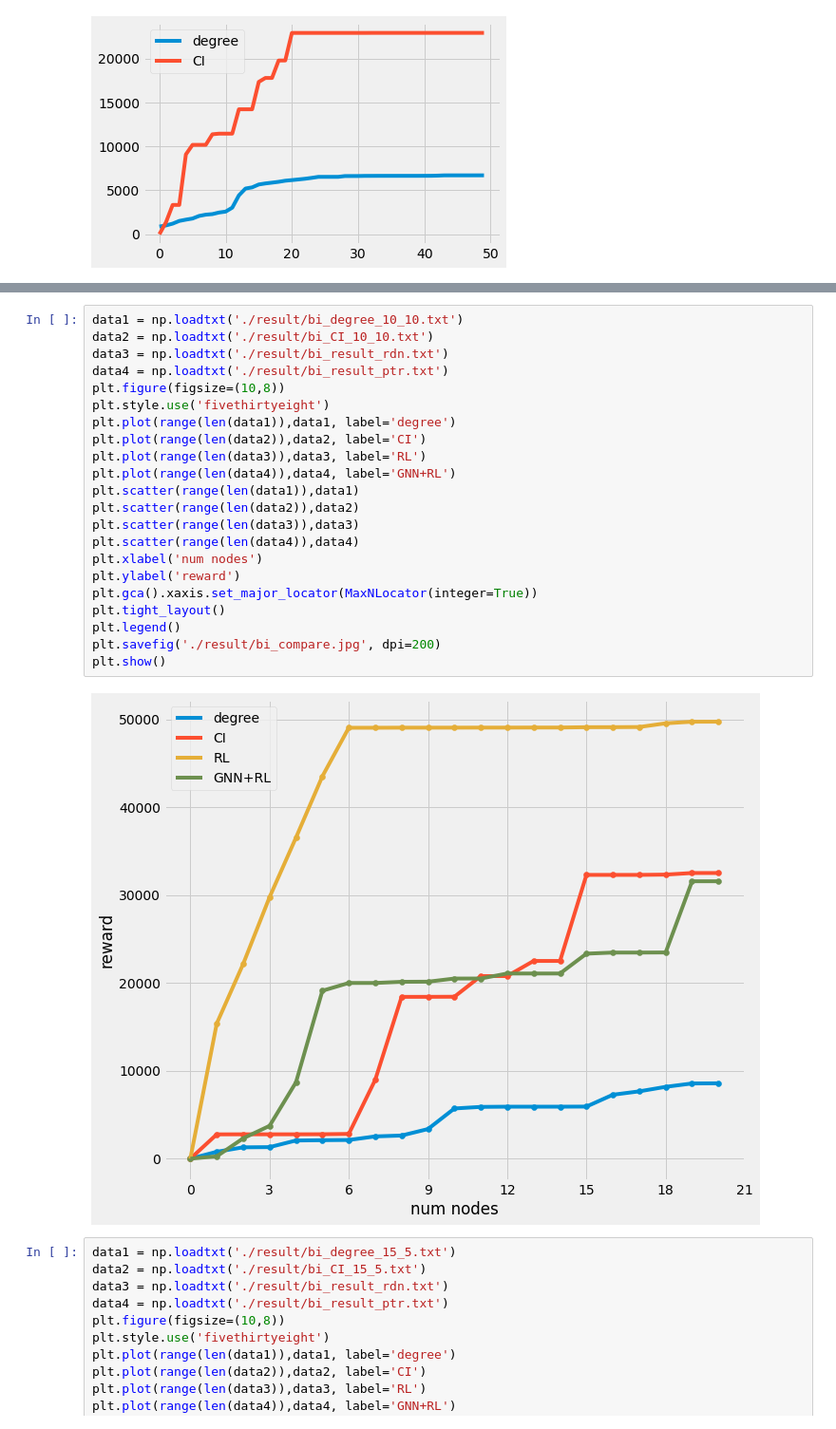
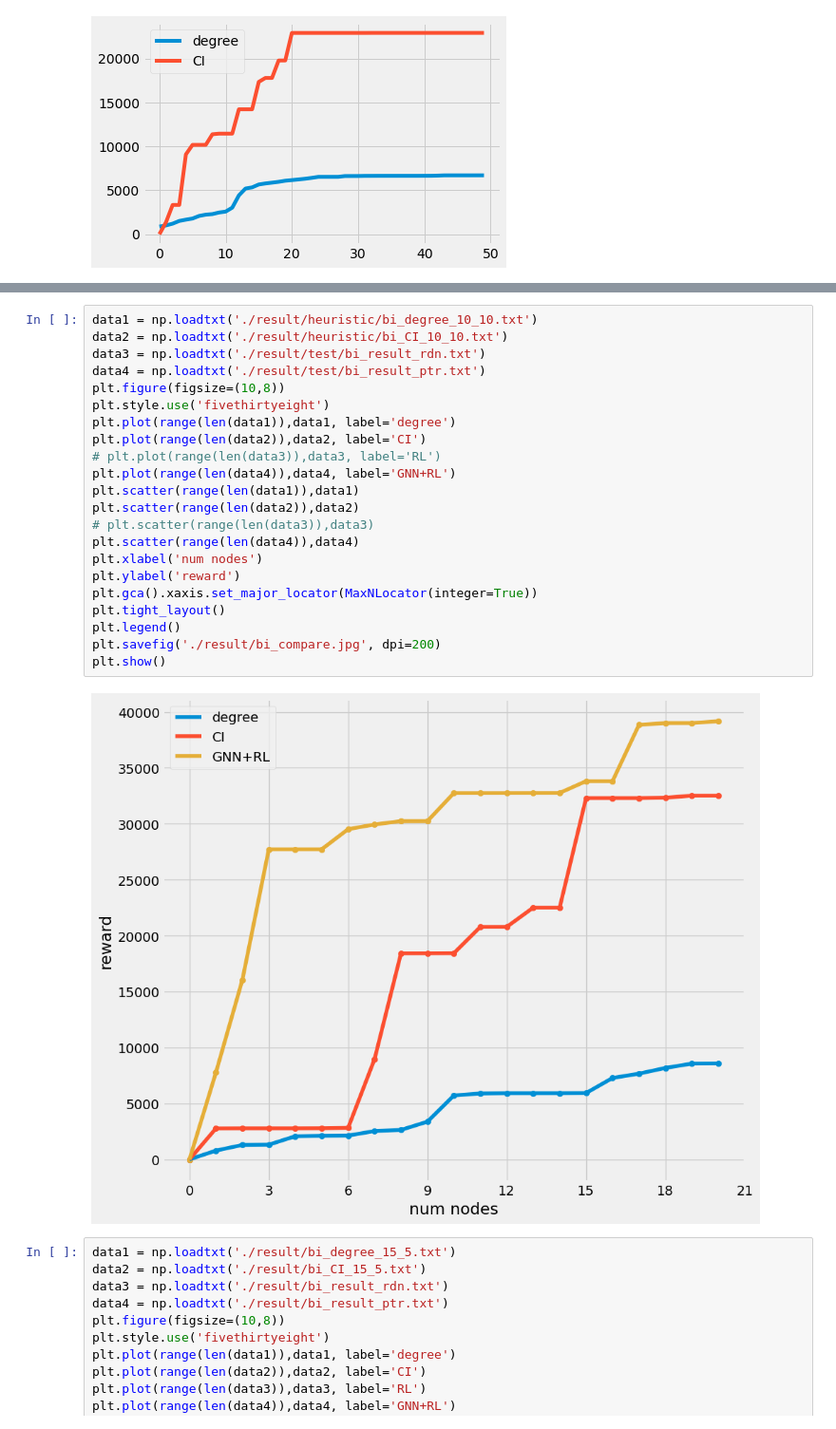
Before and after one commit to xiaohu-art/KDD, a Jupyter notebook: draw.ipynb, the cells around one changed output, grey strips where cells are left out. Shown at 95% size. Drawn from its saved outputs; the diff is of its cells as text.

```diff
--- a/draw.ipynb
+++ b/draw.ipynb
@@ -134,27 +133,27 @@ plt.show()
 # %%
-data1 = np.loadtxt('./result/bi_degree_10_10.txt')
-data2 = np.loadtxt('./result/bi_CI_10_10.txt')
-data3 = np.loadtxt('./result/bi_result_rdn.txt')
-data4 = np.loadtxt('./result/bi_result_ptr.txt')
+data1 = np.loadtxt('./result/heuristic/bi_degree_10_10.txt')
+data2 = np.loadtxt('./result/heuristic/bi_CI_10_10.txt')
+data3 = np.loadtxt('./result/test/bi_result_rdn.txt')
+data4 = np.loadtxt('./result/test/bi_result_ptr.txt')
 plt.figure(figsize=(10,8))
 plt.style.use('fivethirtyeight')
 plt.plot(range(len(data1)),data1, label='degree')
 plt.plot(range(len(data2)),data2, label='CI')
-plt.plot(range(len(data3)),data3, label='RL')
+# plt.plot(range(len(data3)),data3, label='RL')
 plt.plot(range(len(data4)),data4, label='GNN+RL')
 plt.scatter(range(len(data1)),data1)
 plt.scatter(range(len(data2)),data2)
-plt.scatter(range(len(data3)),data3)
+# plt.scatter(range(len(data3)),data3)
 plt.scatter(range(len(data4)),data4)
 plt.xlabel('num nodes')
 plt.ylabel('reward')
 plt.gca().xaxis.set_major_locator(MaxNLocator(integer=True))
 plt.tight_layout()
 plt.legend()
 plt.savefig('./result/bi_compare.jpg', dpi=200)
 plt.show()
 # %% [output]
-[figure, old version]
+[figure, new version]
 # %%
 data1 = np.loadtxt('./result/bi_degree_15_5.txt')
 data2 = np.loadtxt('./result/bi_CI_15_5.txt')
```
Also changed, not shown: parts of 2 cells of this notebook, 11 other files.
